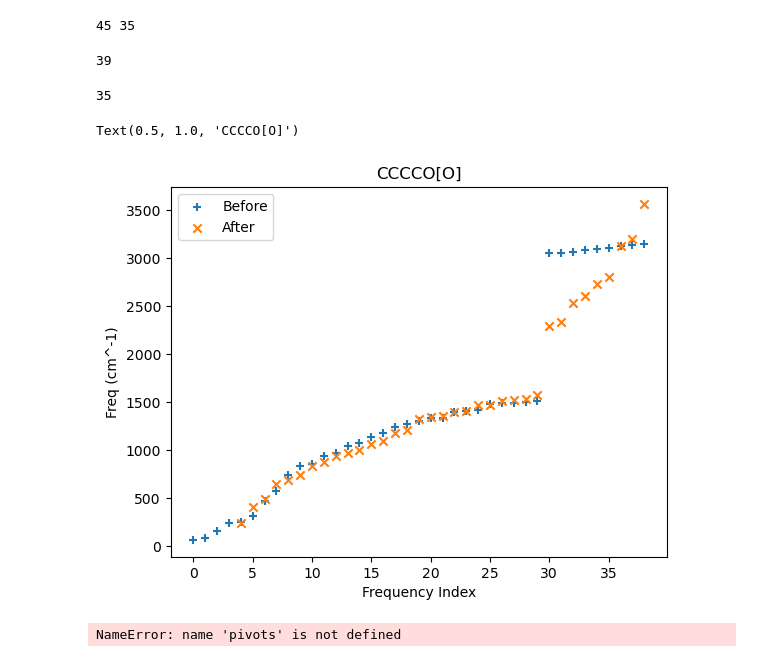
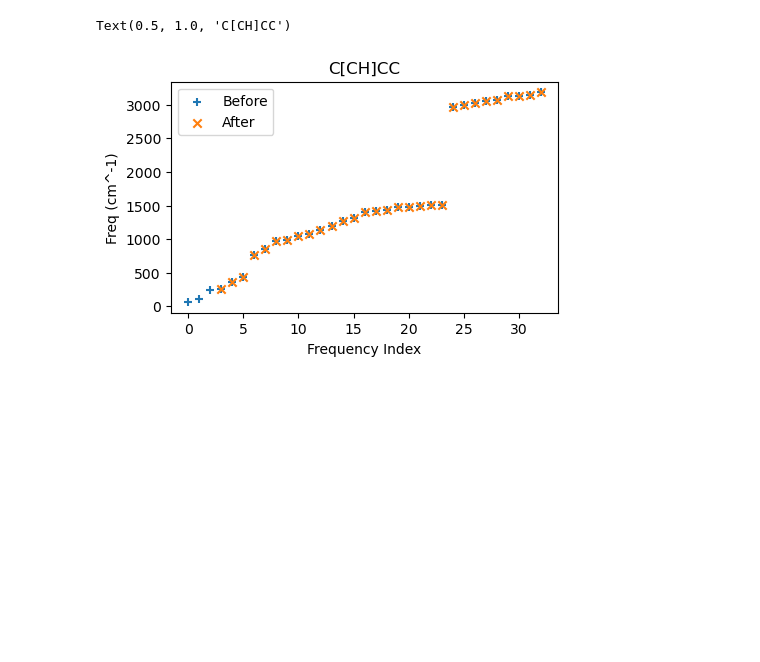
Before and after one commit to comocheng/autoscience_workflow, a Jupyter notebook: util/debug_project_out.ipynb, the cells around one changed output. Saved outputs shown, nothing was run; the diff lists cells and outputs as text; code cells hidden in the pictures; blank space fills up the shorter version.

Commit message:
save bac notebook before refactor

```diff
--- a/util/debug_project_out.ipynb
+++ b/util/debug_project_out.ipynb
@@ -75,0 +103,12 @@ hessian = gl.load_force_constant_matrix()
+# %%
+N = 168
+sizes = np.zeros(N) * np.nan
+colors = plt.rcParams['axes.prop_cycle'].by_key()['color']
+my_colors = [colors[0] for c in range(len(sizes))]
+# %%
+for i in range(20, N):
+    ref_sp = database_fun.index2species(i)
+    sizes[i] = len(ref_sp.molecule[0].atoms)
+    if i in too_big:
+        my_colors[i] = colors[2]
+#     print(i, '\t', len(ref_sp.molecule[0].atoms), '\t', i in too_big)
@@ -75,0 +117,5 @@ hessian = gl.load_force_constant_matrix()
+# %%
+for i in range(20, 110):
+    ref_sp = database_fun.index2species(i)
+    print(i, '\t', len(ref_sp.molecule[0].atoms), '\t', i in too_big)
+    # first glance, 14 atoms seems to be the changeover point
@@ -94,3 +190,8 @@ for i in range(len(torsions)):
 
     pivots, tops = autotst_wrapper.get_pivots_tops(new_cf, torsions[i], i)
     rotors.append((pivots, tops, symmetry))
+
+new_freqs = arkane.statmech.project_rotors(conformer, hessian, rotors, linear, is_ts)
+# new_freqs, after_fm = project_rotors(conformer, hessian, rotors, linear, is_ts)
+
+# new_freqs, after_fm = project_rotors(conformer, hessian, rotors, linear, is_ts)
@@ -121,43 +198,13 @@ print(hessian.shape[0], np.linalg.matrix_rank(hessian))
-# %%
-print(after_fm.shape[0], np.linalg.matrix_rank(after_fm))
-# %% [output]
-45 35
-# %%
-print(len(unscaled_freq))
-# %% [output]
-39
-# %%
-len(new_freqs)
-# %% [output]
-35
-# %%
-# Frequencies to start
-plt.scatter(np.arange(len(unscaled_freq)), unscaled_freq, marker='+', label='Before')
-
-plt.scatter(np.arange(len(rotors), len(new_freqs) + len(rotors)), new_freqs, marker='x', label='After')
-plt.legend()
-plt.ylabel('Freq (cm^-1)')
-plt.xlabel('Frequency Index')
-plt.title(new_cf.smiles)
-# %% [output]
-Text(0.5, 1.0, 'CCCCO[O]')
-[figure, removed]
-# %%
-gaussian_log = '/work/westgroup/harris.se/autoscience/reaction_calculator/dft/thermo/species_0280/arkane/rotor_0000.log'
-
-
-gl = arkane.ess.gaussian.GaussianLog(gaussian_log)
-
-vlist, angles = gl.load_scan_energies()
-
-conformer, freq = gl.load_conformer()
-inertia = conformer.get_internal_reduced_moment_of_inertia(pivots, top) * constants.Na * 1e23
-symmetry = arkane.statmech.determine_rotor_symmetry(vlist, '', '')
-fourier_rotor = rmgpy.statmech.torsion.HinderedRotor(inertia=(inertia, "amu*angstrom^2"), symmetry=symmetry)
-fourier_rotor = fourier_rotor.fit_fourier_potential_to_data(angle, v_list)
-
-
-
-plt.scatter(angles, vlist)
-# %% [output]
-NameError: name 'pivots' is not defined
+# %%
+# Frequencies to start
+plt.figure(figsize=(5, 3))
+plt.scatter(np.arange(len(unscaled_freq)), unscaled_freq, marker='+', label='Before')
+
+plt.scatter(np.arange(len(rotors), len(new_freqs) + len(rotors)), new_freqs, marker='x', label='After')
+plt.legend()
+plt.ylabel('Freq (cm^-1)')
+plt.xlabel('Frequency Index')
+plt.title(new_cf.smiles)
+# %% [output]
+Text(0.5, 1.0, 'C[CH]CC')
+[figure, added]
```
Also changed, not shown: parts of 35 cells of this notebook, 1 other file.
